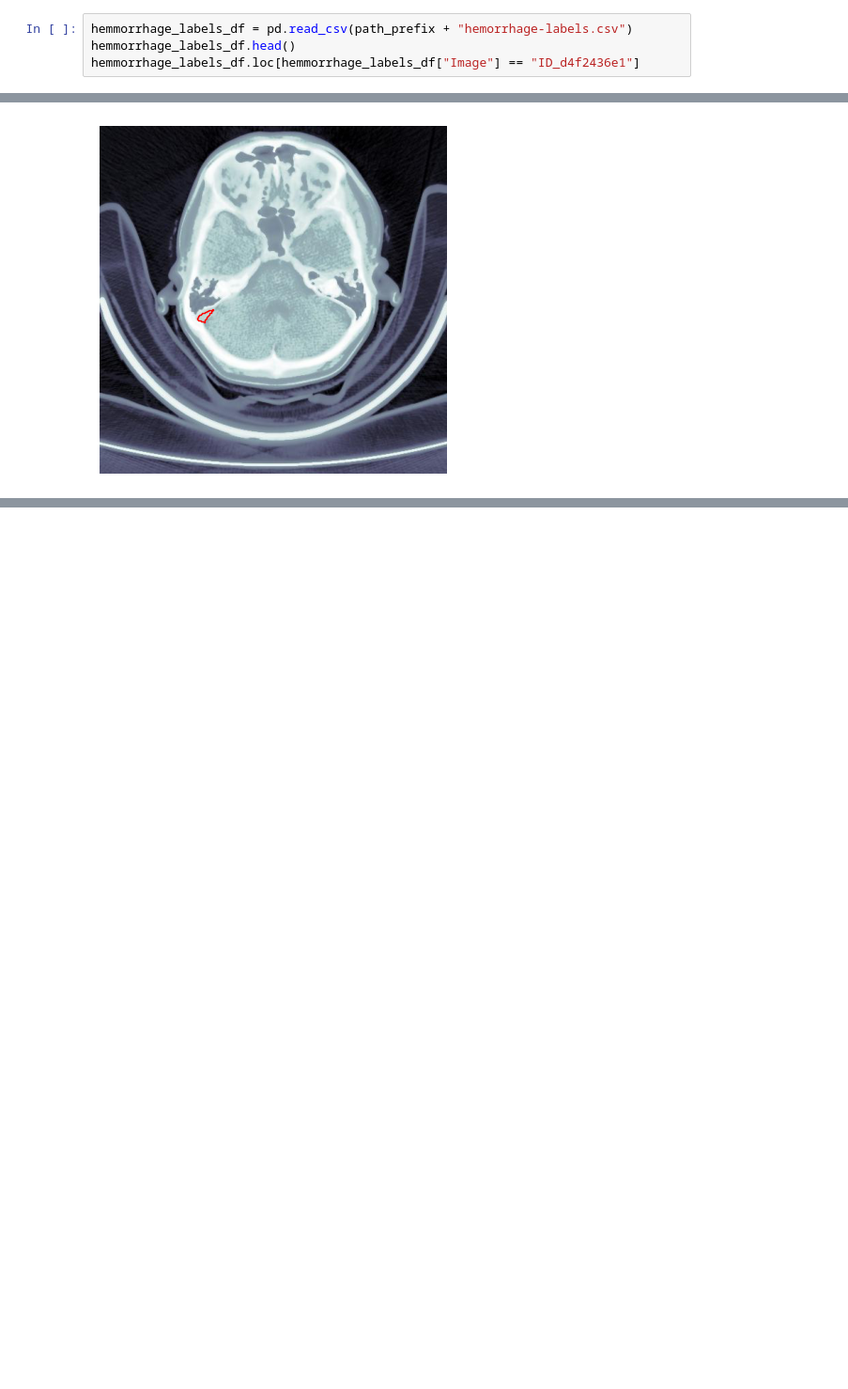
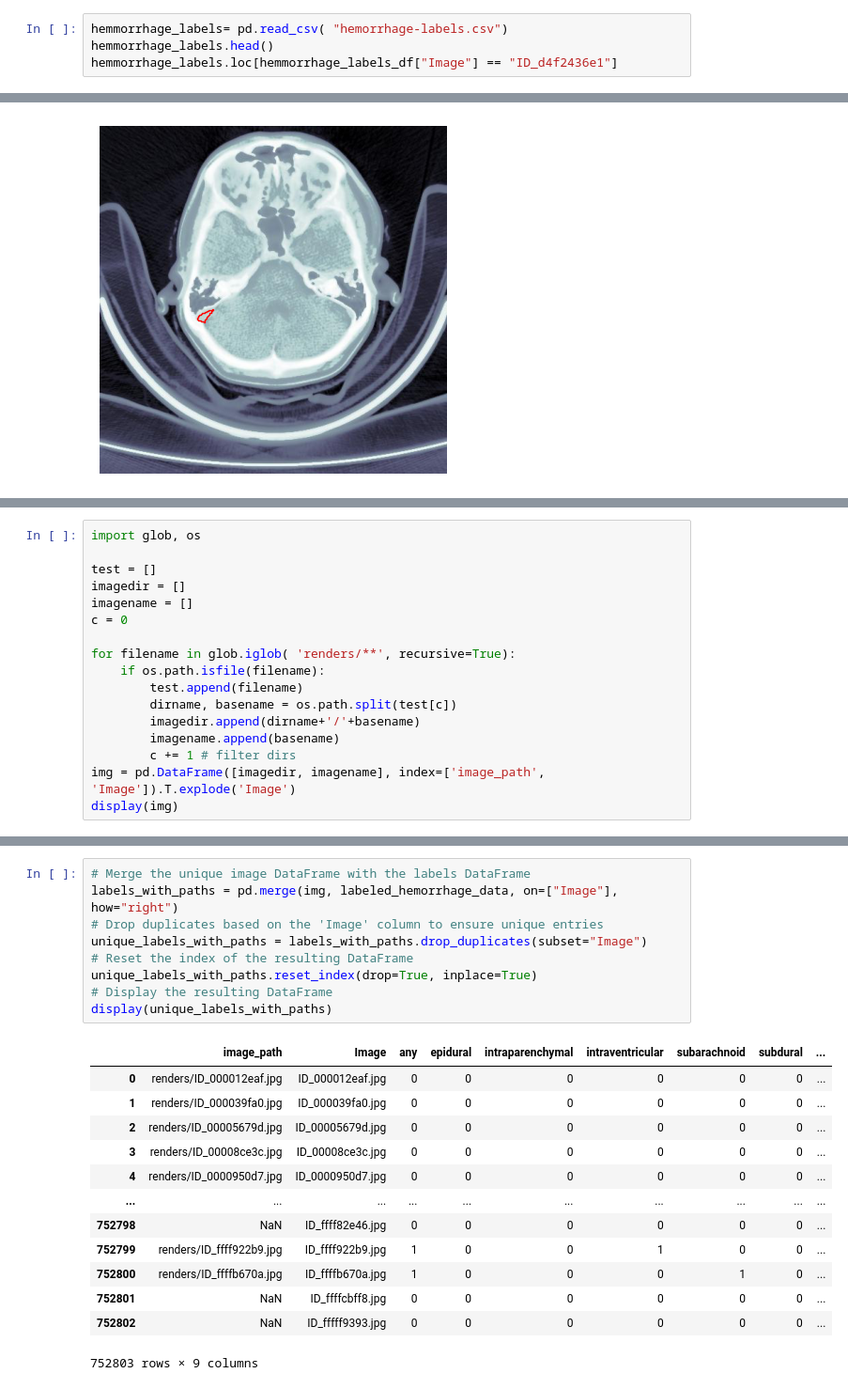
Before and after one commit to jasmineliu0114/MATH4570_Final_Project, a Jupyter notebook: Matrix methods project.ipynb, the cells around one changed output, grey strips where cells are left out. Shown: that part at 94% size. Cells and saved outputs as stored; diff of their text form; blank space fills up the shorter version.

```diff
--- a/Matrix methods project.ipynb
+++ b/Matrix methods project.ipynb
@@ -11,9 +11,9 @@ from PIL import Image
 import json
 path_prefix = "/Users/sarahdelaney/Downloads/"
 # %%
-hemmorrhage_labels_df = pd.read_csv(path_prefix + "hemorrhage-labels.csv")
-hemmorrhage_labels_df.head()
-hemmorrhage_labels_df.loc[hemmorrhage_labels_df["Image"] == "ID_d4f2436e1"]
+hemmorrhage_labels= pd.read_csv( "hemorrhage-labels.csv")
+hemmorrhage_labels.head()
+hemmorrhage_labels.loc[hemmorrhage_labels_df["Image"] == "ID_d4f2436e1"]
 # %% [output]
 |  | Image | any | epidural | intraparenchymal | intraventricular | subarachnoid | subdural |
 | 626609 | ID_d4f2436e1 | 1 | 1 | 0 | 0 | 0 | 0 |
@@ -71,0 +111,17 @@ plt.show()
+# %%
+import glob, os
+
+test = []
+imagedir = []
+imagename = []
+c = 0
+
+for filename in glob.iglob( 'renders/**', recursive=True):
+    if os.path.isfile(filename):
+        test.append(filename)
+        dirname, basename = os.path.split(test[c])
+        imagedir.append(dirname+'/'+basename)
+        imagename.append(basename)
+        c += 1 # filter dirs
+img = pd.DataFrame([imagedir, imagename], index=['image_path', 'Image']).T.explode('Image')
+display(img)
@@ -71,0 +142,23 @@ plt.show()
+# %%
+# Merge the unique image DataFrame with the labels DataFrame
+labels_with_paths = pd.merge(img, labeled_hemorrhage_data, on=["Image"], how="right")
+# Drop duplicates based on the 'Image' column to ensure unique entries
+unique_labels_with_paths = labels_with_paths.drop_duplicates(subset="Image")
+# Reset the index of the resulting DataFrame
+unique_labels_with_paths.reset_index(drop=True, inplace=True)
+# Display the resulting DataFrame
+display(unique_labels_with_paths)
+# %% [output]
+|  | image_path | Image | any | epidural | intraparenchymal | intraventricular | subarachnoid | subdural | ... |
+| 0 | renders/ID_000012eaf.jpg | ID_000012eaf.jpg | 0 | 0 | 0 | 0 | 0 | 0 | ... |
+| 1 | renders/ID_000039fa0.jpg | ID_000039fa0.jpg | 0 | 0 | 0 | 0 | 0 | 0 | ... |
+| 2 | renders/ID_00005679d.jpg | ID_00005679d.jpg | 0 | 0 | 0 | 0 | 0 | 0 | ... |
+| 3 | renders/ID_00008ce3c.jpg | ID_00008ce3c.jpg | 0 | 0 | 0 | 0 | 0 | 0 | ... |
+| 4 | renders/ID_0000950d7.jpg | ID_0000950d7.jpg | 0 | 0 | 0 | 0 | 0 | 0 | ... |
+| ... | ... | ... | ... | ... | ... | ... | ... | ... | ... |
+| 752798 | NaN | ID_ffff82e46.jpg | 0 | 0 | 0 | 0 | 0 | 0 | ... |
+| 752799 | renders/ID_ffff922b9.jpg | ID_ffff922b9.jpg | 1 | 0 | 0 | 1 | 0 | 0 | ... |
+| 752800 | renders/ID_ffffb670a.jpg | ID_ffffb670a.jpg | 1 | 0 | 0 | 0 | 1 | 0 | ... |
+| 752801 | NaN | ID_ffffcbff8.jpg | 0 | 0 | 0 | 0 | 0 | 0 | ... |
+| 752802 | NaN | ID_fffff9393.jpg | 0 | 0 | 0 | 0 | 0 | 0 | ... |
+752803 rows × 9 columns
```
Also changed, not shown: parts of 25 cells of this notebook.
